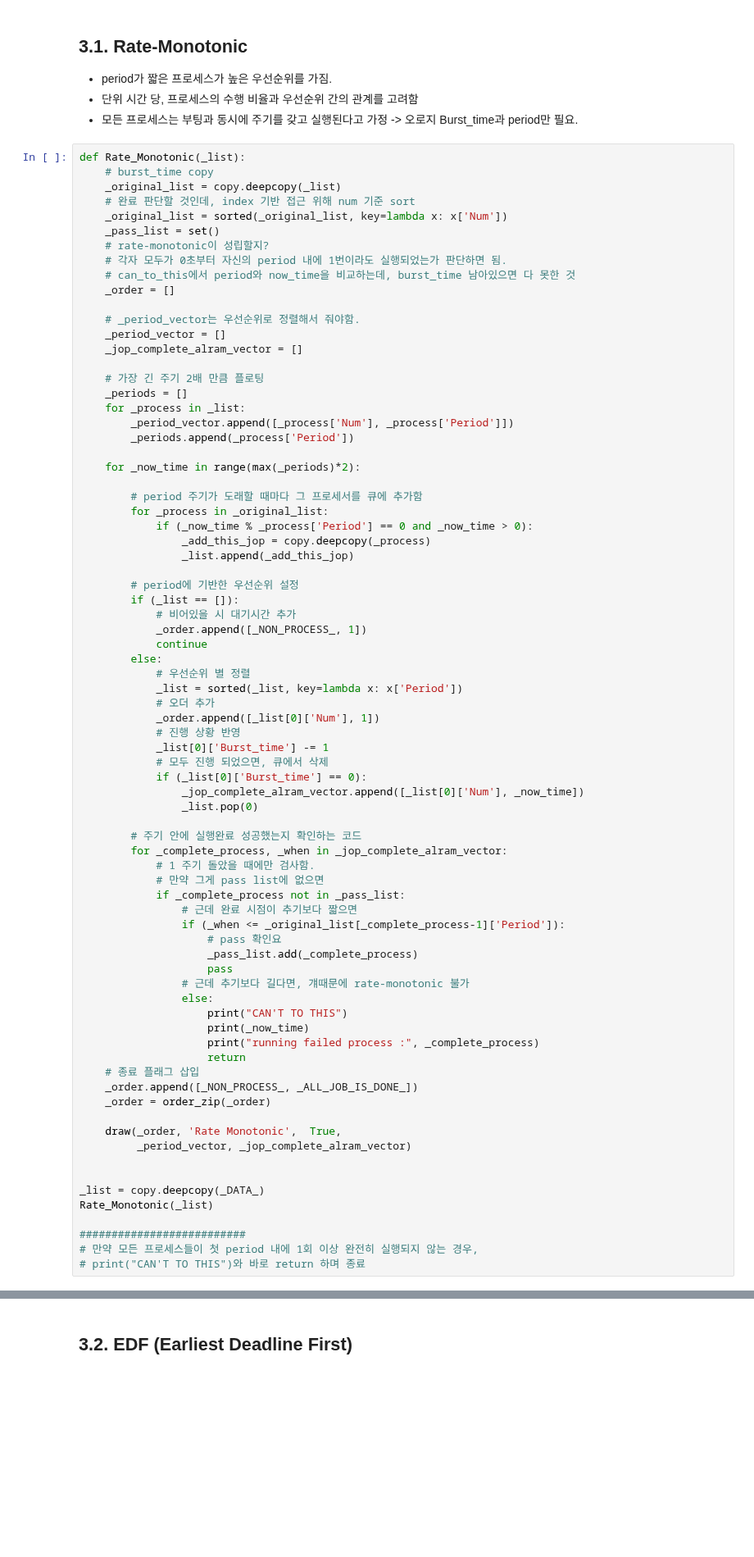
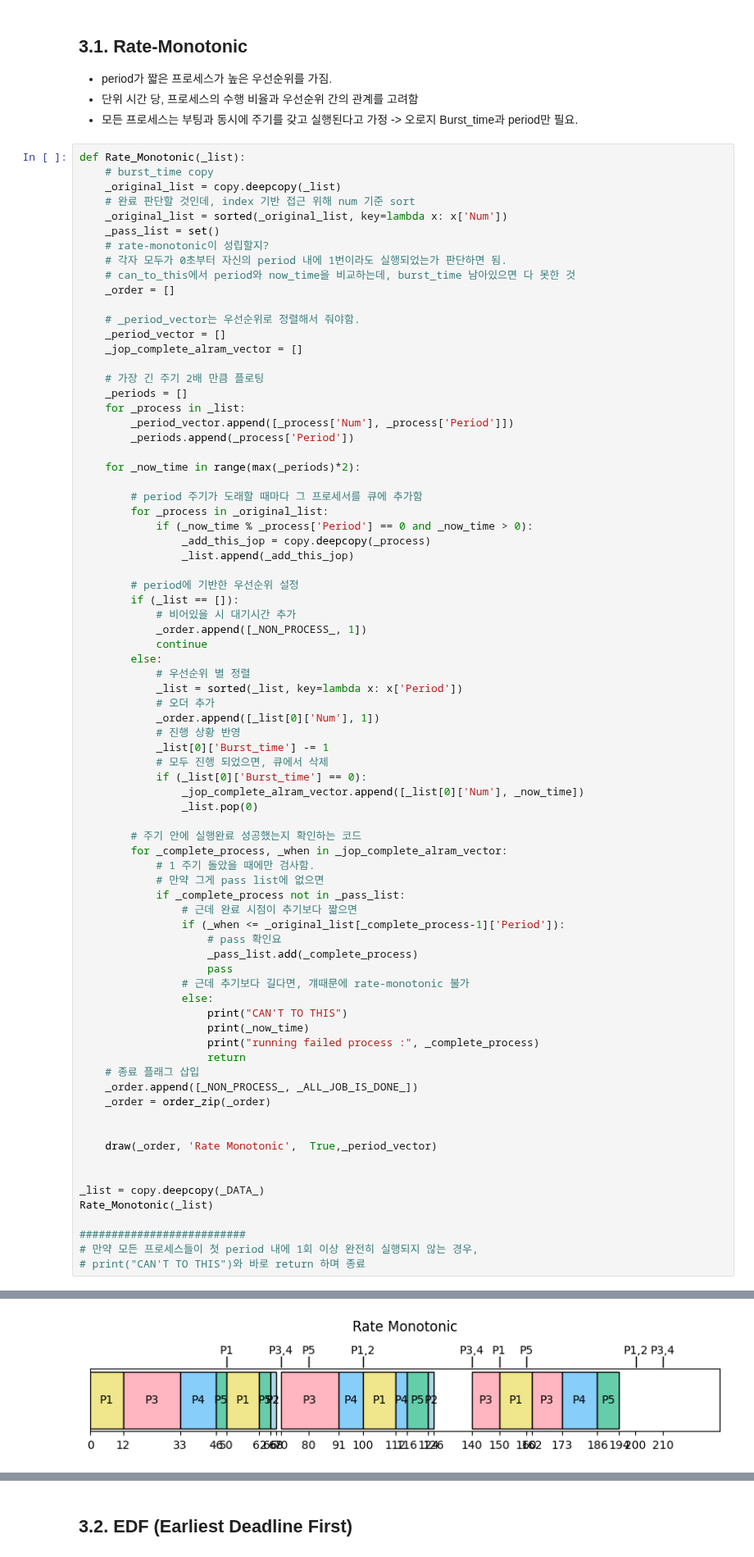
Before and after one commit to jiho264/2023os, a Jupyter notebook: homework01/homework01_rebilud.ipynb, the cells around one changed output, grey strips where cells are left out. Shown at 82% size. Cells and saved outputs as stored; diff of their text form; blank space fills up the shorter version.

Commit message:
edit draw function

```diff
--- a/homework01/homework01_rebilud.ipynb
+++ b/homework01/homework01_rebilud.ipynb
@@ -1009,8 +1201,8 @@ def Rate_Monotonic(_list):
     _order.append([_NON_PROCESS_, _ALL_JOB_IS_DONE_])
     _order = order_zip(_order)
 
-    draw(_order, 'Rate Monotonic',  True,
-         _period_vector, _jop_complete_alram_vector)
+
+    draw(_order, 'Rate Monotonic',  True,_period_vector)
 
 
 _list = copy.deepcopy(_DATA_)
@@ -1026,3 +1219,4 @@ running failed process : 4
+[figure, added]
 # %%
 # 최소공배수 찾는 함수
 from math import gcd
```
Also changed, not shown: parts of 16 cells of this notebook, 1 other file.
